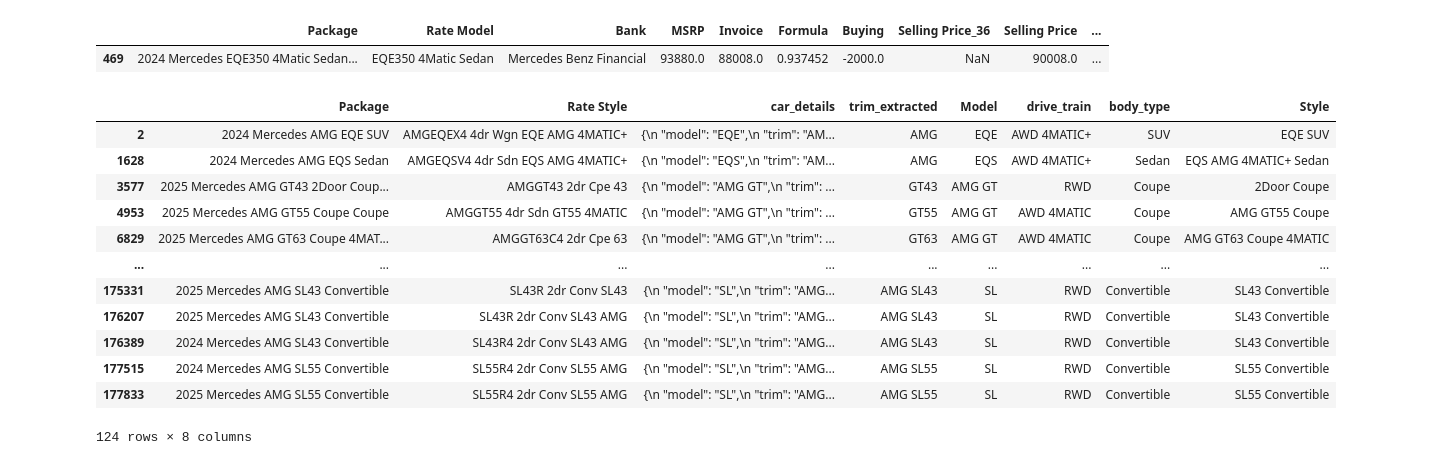
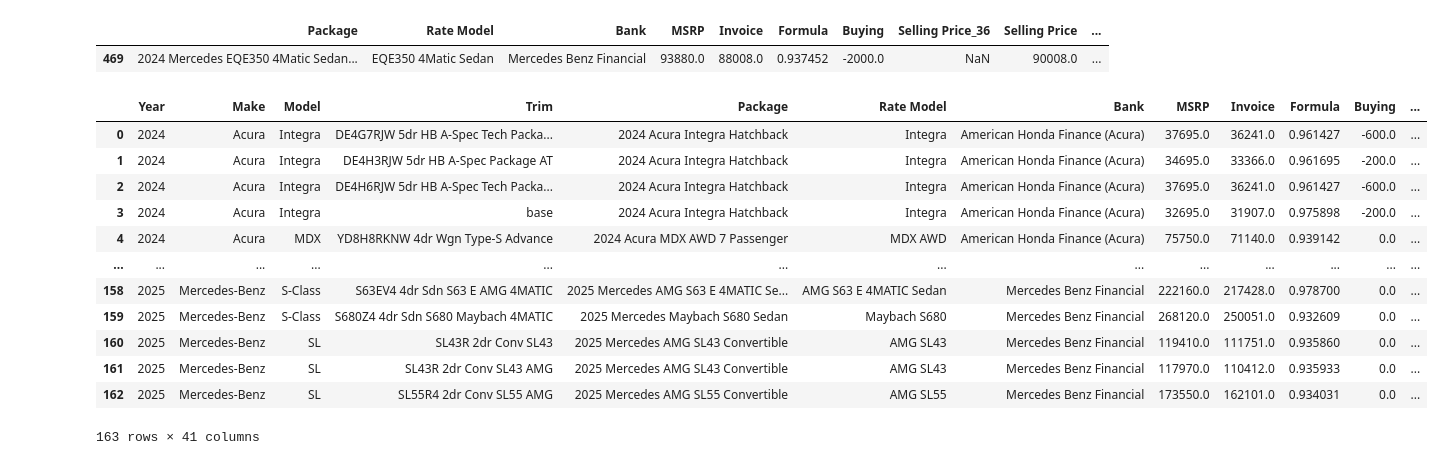
Before and after one commit to favasmfsm/montage, a Jupyter notebook: notebook/Untitled1.ipynb, the cells around one changed output. Saved outputs shown, nothing was run; the diff lists cells and outputs as text; code cells hidden in the pictures.

```diff
--- a/notebook/Untitled1.ipynb
+++ b/notebook/Untitled1.ipynb
@@ -300,18 +300,18 @@ new_df[new_df.Make=="Mercedes-Benz"].sample()
 |  | Package | Rate Model | Bank | MSRP | Invoice | Formula | Buying | Selling Price_36 | Selling Price | ... |
 | 469 | 2024 Mercedes EQE350 4Matic Sedan... | EQE350 4Matic Sedan | Mercedes Benz Financial | 93880.0 | 88008.0 | 0.937452 | -2000.0 | NaN | 90008.0 | ... |
 # %%
-df
+(new_df.groupby(["Year","Make","Model","Trim"]).first()).reset_index()
 # %% [output]
-|  | Package | Rate Style | car_details | trim_extracted | Model | drive_train | body_type | Style |
-| 2 | 2024 Mercedes AMG EQE SUV | AMGEQEX4 4dr Wgn EQE AMG 4MATIC+ | {\n "model": "EQE",\n "trim": "AM... | AMG | EQE | AWD 4MATIC+ | SUV | EQE SUV |
-| 1628 | 2024 Mercedes AMG EQS Sedan | AMGEQSV4 4dr Sdn EQS AMG 4MATIC+ | {\n "model": "EQS",\n "trim": "AM... | AMG | EQS | AWD 4MATIC+ | Sedan | EQS AMG 4MATIC+ Sedan |
-| 3577 | 2025 Mercedes AMG GT43 2Door Coup... | AMGGT43 2dr Cpe 43 | {\n "model": "AMG GT",\n "trim": ... | GT43 | AMG GT | RWD | Coupe | 2Door Coupe |
-| 4953 | 2025 Mercedes AMG GT55 Coupe Coupe | AMGGT55 4dr Sdn GT55 4MATIC | {\n "model": "AMG GT",\n "trim": ... | GT55 | AMG GT | AWD 4MATIC | Coupe | AMG GT55 Coupe |
-| 6829 | 2025 Mercedes AMG GT63 Coupe 4MAT... | AMGGT63C4 2dr Cpe 63 | {\n "model": "AMG GT",\n "trim": ... | GT63 | AMG GT | AWD 4MATIC | Coupe | AMG GT63 Coupe 4MATIC |
-| ... | ... | ... | ... | ... | ... | ... | ... | ... |
-| 175331 | 2025 Mercedes AMG SL43 Convertible | SL43R 2dr Conv SL43 | {\n "model": "SL",\n "trim": "AMG... | AMG SL43 | SL | RWD | Convertible | SL43 Convertible |
-| 176207 | 2025 Mercedes AMG SL43 Convertible | SL43R 2dr Conv SL43 AMG | {\n "model": "SL",\n "trim": "AMG... | AMG SL43 | SL | RWD | Convertible | SL43 Convertible |
-| 176389 | 2024 Mercedes AMG SL43 Convertible | SL43R4 2dr Conv SL43 AMG | {\n "model": "SL",\n "trim": "AMG... | AMG SL43 | SL | RWD | Convertible | SL43 Convertible |
-| 177515 | 2024 Mercedes AMG SL55 Convertible | SL55R4 2dr Conv SL55 AMG | {\n "model": "SL",\n "trim": "AMG... | AMG SL55 | SL | RWD | Convertible | SL55 Convertible |
-| 177833 | 2025 Mercedes AMG SL55 Convertible | SL55R4 2dr Conv SL55 AMG | {\n "model": "SL",\n "trim": "AMG... | AMG SL55 | SL | RWD | Convertible | SL55 Convertible |
+|  | Year | Make | Model | Trim | Package | Rate Model | Bank | MSRP | Invoice | Formula | Buying | ... |
+| 0 | 2024 | Acura | Integra | DE4G7RJW 5dr HB A-Spec Tech Packa... | 2024 Acura Integra Hatchback | Integra | American Honda Finance (Acura) | 37695.0 | 36241.0 | 0.961427 | -600.0 | ... |
+| 1 | 2024 | Acura | Integra | DE4H3RJW 5dr HB A-Spec Package AT | 2024 Acura Integra Hatchback | Integra | American Honda Finance (Acura) | 34695.0 | 33366.0 | 0.961695 | -200.0 | ... |
+| 2 | 2024 | Acura | Integra | DE4H6RJW 5dr HB A-Spec Tech Packa... | 2024 Acura Integra Hatchback | Integra | American Honda Finance (Acura) | 37695.0 | 36241.0 | 0.961427 | -600.0 | ... |
+| 3 | 2024 | Acura | Integra | base | 2024 Acura Integra Hatchback | Integra | American Honda Finance (Acura) | 32695.0 | 31907.0 | 0.975898 | -200.0 | ... |
+| 4 | 2024 | Acura | MDX | YD8H8RKNW 4dr Wgn Type-S Advance | 2024 Acura MDX AWD 7 Passenger | MDX AWD | American Honda Finance (Acura) | 75750.0 | 71140.0 | 0.939142 | 0.0 | ... |
+| ... | ... | ... | ... | ... | ... | ... | ... | ... | ... | ... | ... | ... |
+| 158 | 2025 | Mercedes-Benz | S-Class | S63EV4 4dr Sdn S63 E AMG 4MATIC | 2025 Mercedes AMG S63 E 4MATIC Se... | AMG S63 E 4MATIC Sedan | Mercedes Benz Financial | 222160.0 | 217428.0 | 0.978700 | 0.0 | ... |
+| 159 | 2025 | Mercedes-Benz | S-Class | S680Z4 4dr Sdn S680 Maybach 4MATIC | 2025 Mercedes Maybach S680 Sedan | Maybach S680 | Mercedes Benz Financial | 268120.0 | 250051.0 | 0.932609 | 0.0 | ... |
+| 160 | 2025 | Mercedes-Benz | SL | SL43R 2dr Conv SL43 | 2025 Mercedes AMG SL43 Convertible | AMG SL43 | Mercedes Benz Financial | 119410.0 | 111751.0 | 0.935860 | 0.0 | ... |
+| 161 | 2025 | Mercedes-Benz | SL | SL43R 2dr Conv SL43 AMG | 2025 Mercedes AMG SL43 Convertible | AMG SL43 | Mercedes Benz Financial | 117970.0 | 110412.0 | 0.935933 | 0.0 | ... |
+| 162 | 2025 | Mercedes-Benz | SL | SL55R4 2dr Conv SL55 AMG | 2025 Mercedes AMG SL55 Convertible | AMG SL55 | Mercedes Benz Financial | 173550.0 | 162101.0 | 0.934031 | 0.0 | ... |
-124 rows × 8 columns
+163 rows × 41 columns
```
Also changed, not shown: 1 other file.
